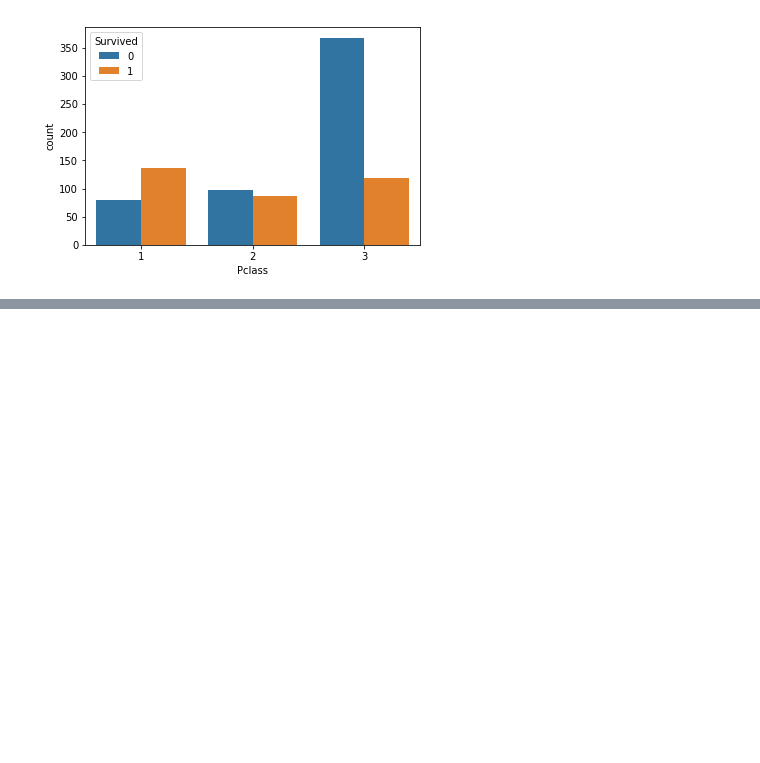
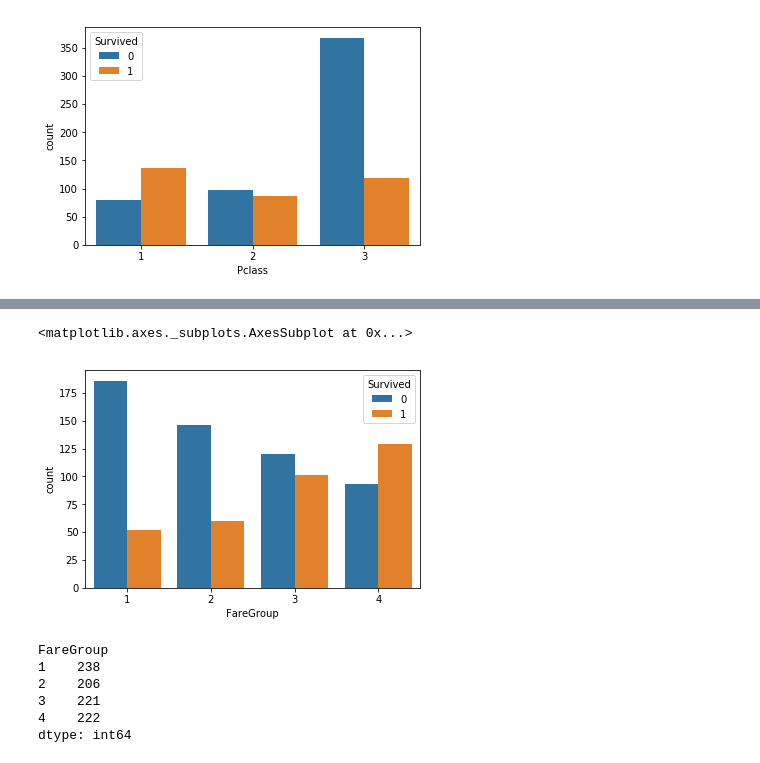
Before and after one commit to USF-CS-663-Spring-2020/lab-02-titanic-pontakornp, a Jupyter notebook: Lab 02 - Titanic.ipynb, the cells around one changed output, grey strips where cells are left out. Drawn from its saved outputs; the diff is of its cells as text; code cells hidden in the pictures; blank space fills up the shorter version.

```diff
--- a/Lab 02 - Titanic.ipynb
+++ b/Lab 02 - Titanic.ipynb
@@ -147,0 +172,22 @@ sns.countplot(x = 'Pclass', hue='Survived', data=df)
+# %%
+conditions = [
+    (df['Fare'] <= 7.92500),
+    (df['Fare'] > 7.92500) & (df['Fare'] <= 14.45420),
+    (df['Fare'] > 14.45420) & (df['Fare'] <= 31.13750),
+    (df['Fare'] > 31.13750)]
+choices = ['1', '2', '3', '4']
+df['FareGroup'] = np.select(conditions, choices)
+# %%
+sns.countplot(x = 'FareGroup', hue='Survived', data=df)
+# %% [output]
+<matplotlib.axes._subplots.AxesSubplot at 0x...>
+[figure, added]
+# %%
+df.groupby('FareGroup').size()
+# %% [output]
+FareGroup
+1    238
+2    206
+3    221
+4    222
+dtype: int64
```
Also changed, not shown: parts of 13 cells of this notebook.
